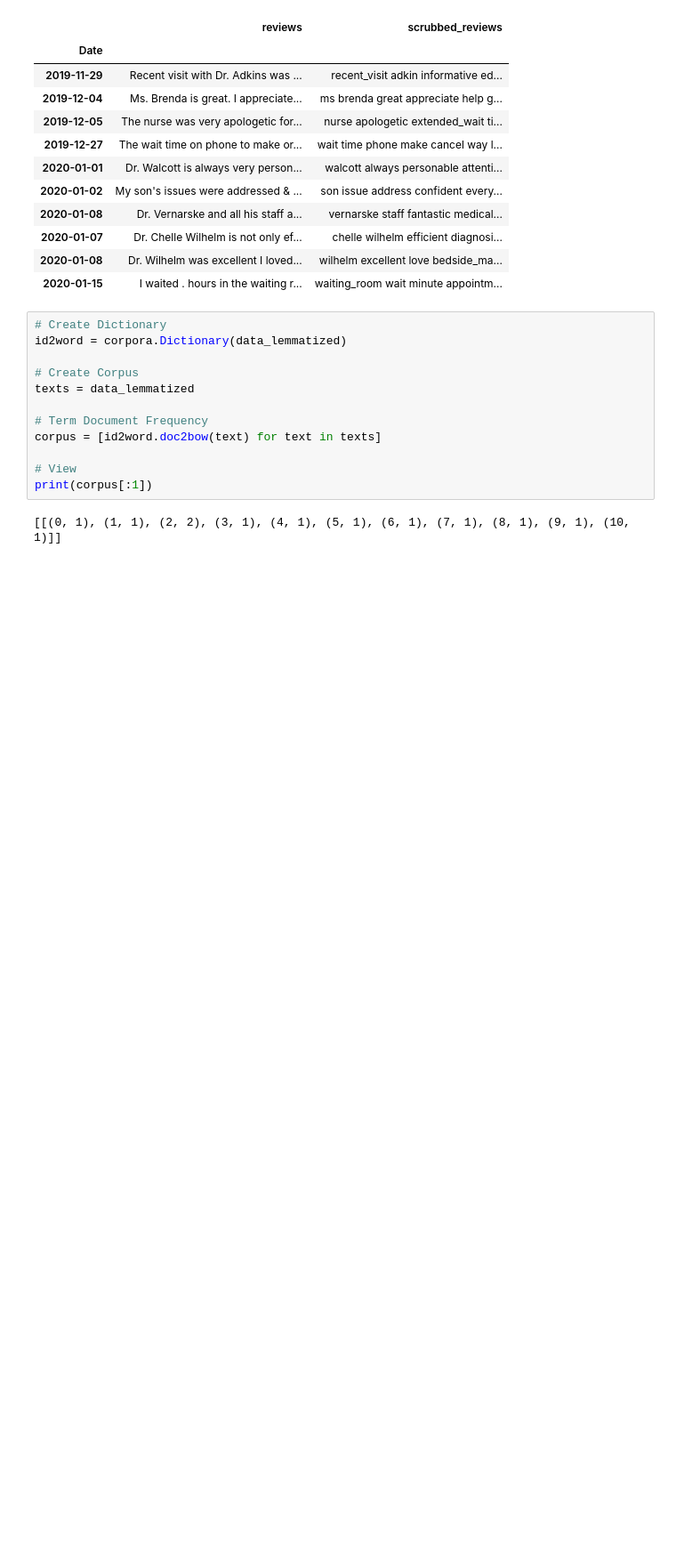
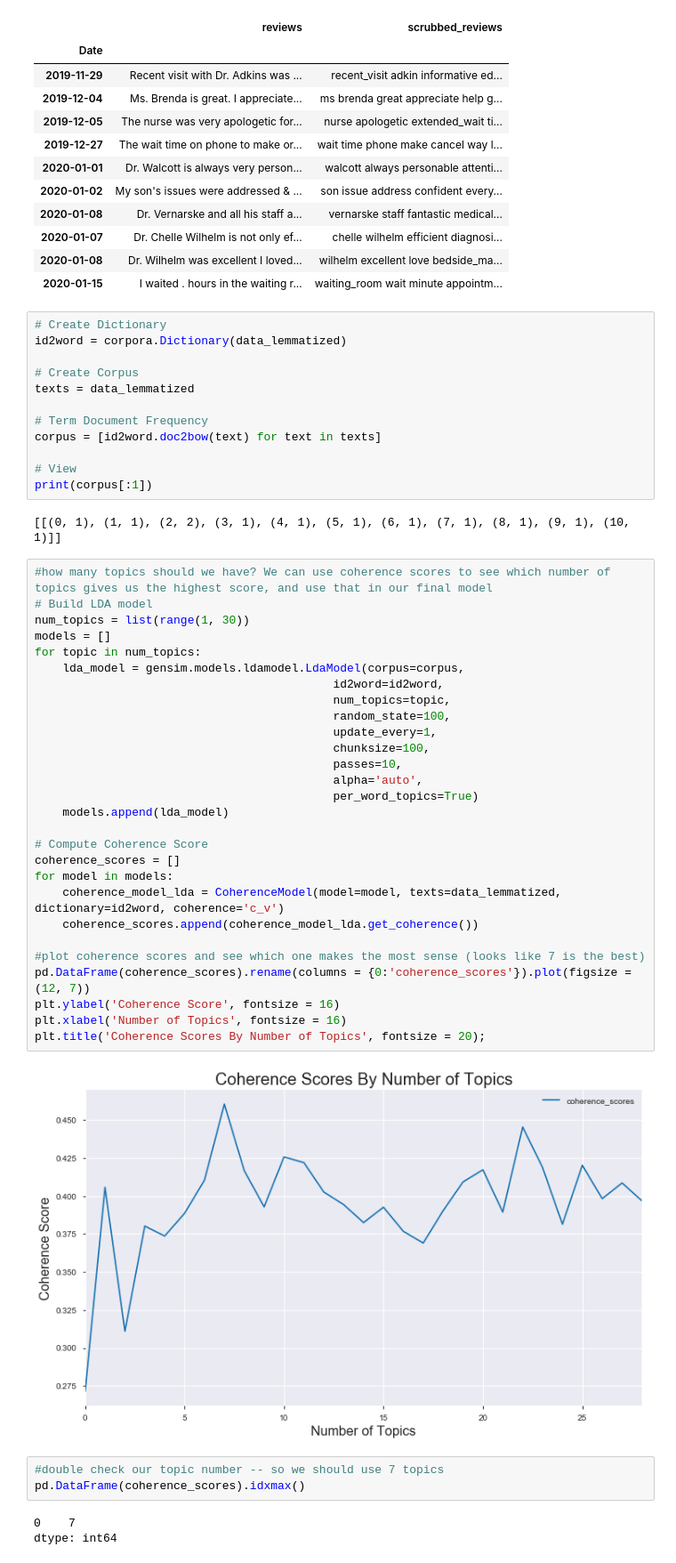
Before and after one commit to sam-cannon/Customer-NLP-Analysis, a Jupyter notebook: (2) Review_Analysis.ipynb, the cells around one changed output. Shown: that part at 89% size. Saved outputs shown, nothing was run; the diff lists cells and outputs as text; blank space fills up the shorter version.

Commit message:
Phrase Modeling, Topic Modeling, T-SNE

```diff
--- a/(2) Review_Analysis.ipynb
+++ b/(2) Review_Analysis.ipynb
@@ -238,4 +251,40 @@ corpus = [id2word.doc2bow(text) for text in texts]
 print(corpus[:1])
 # %% [output]
 [[(0, 1), (1, 1), (2, 2), (3, 1), (4, 1), (5, 1), (6, 1), (7, 1), (8, 1), (9, 1), (10, 1)]]
+# %%
+#how many topics should we have? We can use coherence scores to see which number of topics gives us the highest score, and use that in our final model
+# Build LDA model
+num_topics = list(range(1, 30))
+models = []
+for topic in num_topics:
+    lda_model = gensim.models.ldamodel.LdaModel(corpus=corpus,
+                                           id2word=id2word,
+                                           num_topics=topic,
+                                           random_state=100,
+                                           update_every=1,
+                                           chunksize=100,
+                                           passes=10,
+                                           alpha='auto',
+                                           per_word_topics=True)
+    models.append(lda_model)
+
+# Compute Coherence Score
+coherence_scores = []
+for model in models:
+    coherence_model_lda = CoherenceModel(model=model, texts=data_lemmatized, dictionary=id2word, coherence='c_v')
+    coherence_scores.append(coherence_model_lda.get_coherence())
+
+#plot coherence scores and see which one makes the most sense (looks like 7 is the best)
+pd.DataFrame(coherence_scores).rename(columns = {0:'coherence_scores'}).plot(figsize = (12, 7))
+plt.ylabel('Coherence Score', fontsize = 16)
+plt.xlabel('Number of Topics', fontsize = 16)
+plt.title('Coherence Scores By Number of Topics', fontsize = 20);
+# %% [output]
+[figure, added]
+# %%
+#double check our topic number -- so we should use 7 topics
+pd.DataFrame(coherence_scores).idxmax()
+# %% [output]
+0    7
+dtype: int64
 # %%
```
Also changed, not shown: parts of 16 cells of this notebook.
